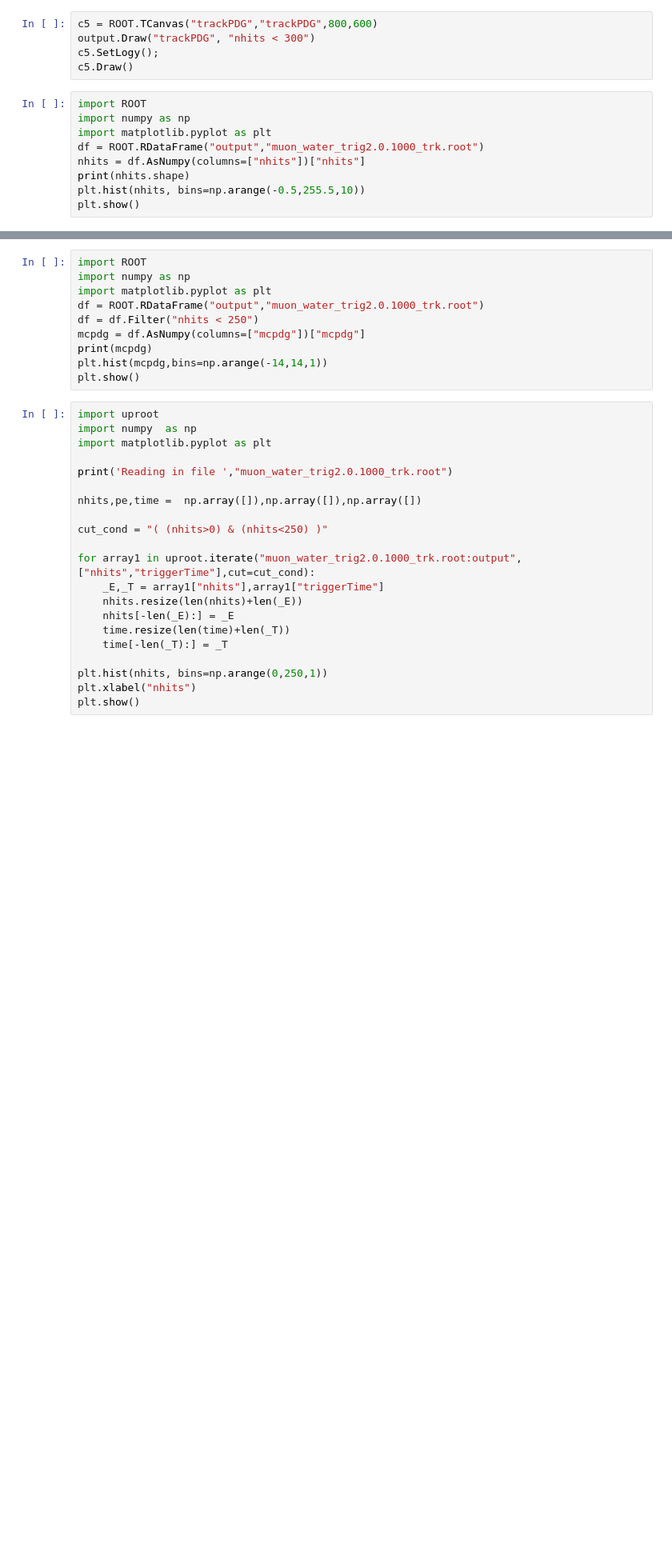
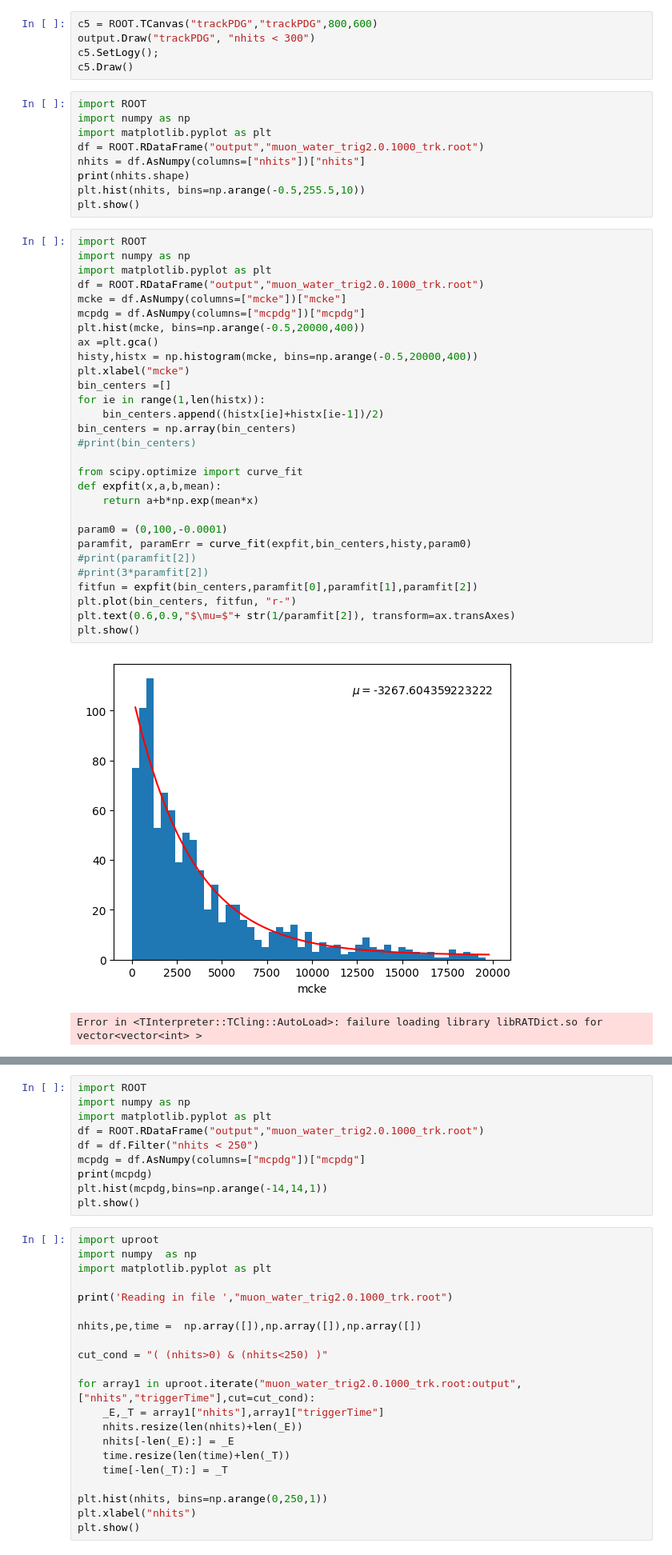
Before and after one commit to wtoslac/EosAnalyses, a Jupyter notebook: Wing/PyrootAnalysis.ipynb, the cells around one changed output, grey strips where cells are left out. Shown at 80% size. Drawn from its saved outputs; the diff is of its cells as text; blank space fills up the shorter version.

```diff
--- a/Wing/PyrootAnalysis.ipynb
+++ b/Wing/PyrootAnalysis.ipynb
@@ -52,3 +71,35 @@ nhits = df.AsNumpy(columns=["nhits"])["nhits"]
 print(nhits.shape)
 plt.hist(nhits, bins=np.arange(-0.5,255.5,10))
 plt.show()
+# %%
+import ROOT
+import numpy as np
+import matplotlib.pyplot as plt
+df = ROOT.RDataFrame("output","muon_water_trig2.0.1000_trk.root")
+mcke = df.AsNumpy(columns=["mcke"])["mcke"]
+mcpdg = df.AsNumpy(columns=["mcpdg"])["mcpdg"]
+plt.hist(mcke, bins=np.arange(-0.5,20000,400))
+ax =plt.gca()
+histy,histx = np.histogram(mcke, bins=np.arange(-0.5,20000,400))
+plt.xlabel("mcke")
+bin_centers =[]
+for ie in range(1,len(histx)):
+    bin_centers.append((histx[ie]+histx[ie-1])/2)
+bin_centers = np.array(bin_centers)
+#print(bin_centers)
+
+from scipy.optimize import curve_fit
+def expfit(x,a,b,mean):
+    return a+b*np.exp(mean*x)
+
+param0 = (0,100,-0.0001)
+paramfit, paramErr = curve_fit(expfit,bin_centers,histy,param0)
+#print(paramfit[2])
+#print(3*paramfit[2])
+fitfun = expfit(bin_centers,paramfit[0],paramfit[1],paramfit[2])
+plt.plot(bin_centers, fitfun, "r-")
+plt.text(0.6,0.9,"$\mu=$"+ str(1/paramfit[2]), transform=ax.transAxes)
+plt.show()
+# %% [output]
+[figure, added]
+Error in <TInterpreter::TCling::AutoLoad>: failure loading library libRATDict.so for vector<vector<int> >
```
Also changed, not shown: parts of 3 cells of this notebook, 1 other file.
